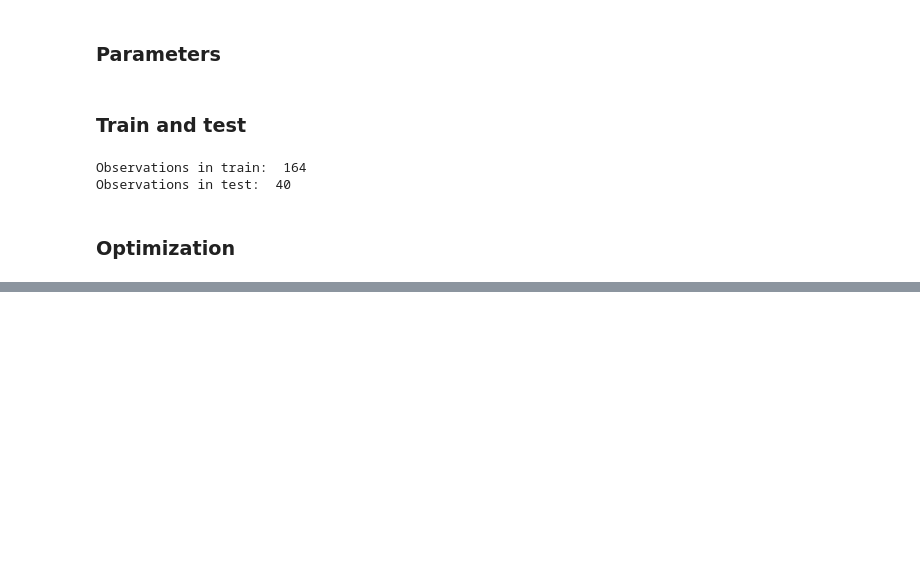
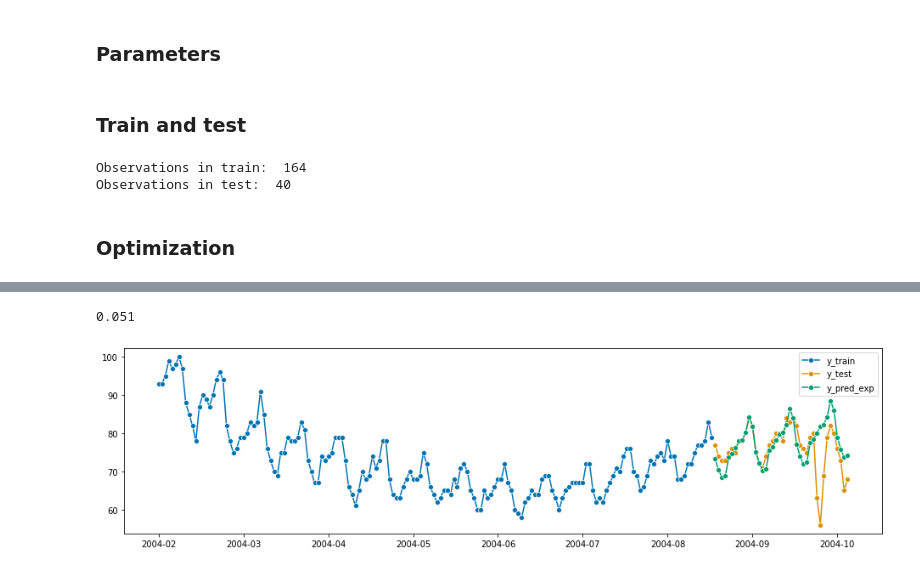
Before and after one commit to ipveka/Demand-Fcst, a Jupyter notebook: 3_demand_analysis.ipynb, the cells around one changed output, grey strips where cells are left out. Cells and saved outputs as stored; diff of their text form; code cells hidden in the pictures; blank space fills up the shorter version.

```diff
--- a/3_demand_analysis.ipynb
+++ b/3_demand_analysis.ipynb
@@ -140,15 +148,19 @@ smape_snaive = smape_loss(y_pred_snaive, y_test)
 # %%
 # Exp Smoothing
 
 forecaster_exp = ExponentialSmoothing(trend="add", seasonal="multiplicative", sp=12)
-# forecaster_exp.fit(y_train)
-# y_pred_exp = forecaster_exp.predict(fh)
+forecaster_exp.fit(y_train)
+y_pred_exp = forecaster_exp.predict(fh)
 
 # Save results
 
-# optim_plot_exp = plot_series(y_train, y_test, y_pred_exp, labels=["y_train", "y_test", "y_pred_exp"])
-# optim_plot_exp
-# smape_exp = smape_loss(y_pred_exp, y_test)
+optim_plot_exp = plot_series(y_train, y_test, y_pred_exp, labels=["y_train", "y_test", "y_pred_exp"])
+optim_plot_exp
+smape_exp = round(smape_loss(y_pred_exp, y_test),3)
+print(smape_exp)
+# %% [output]
+0.051
+[figure, added]
 # %%
 # ETS
 
```
Also changed, not shown: parts of 10 cells of this notebook, 7 other files.
